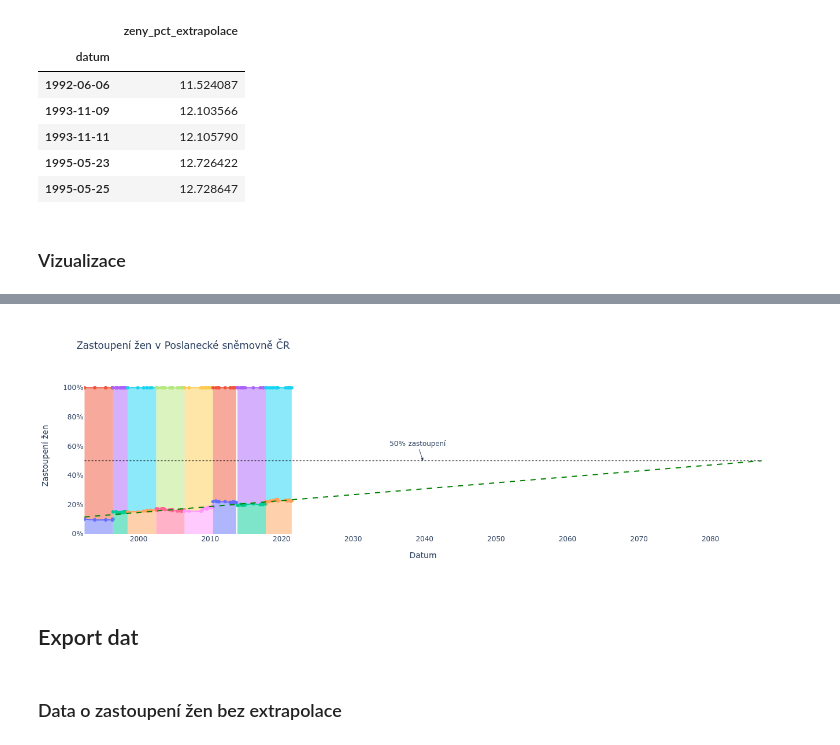
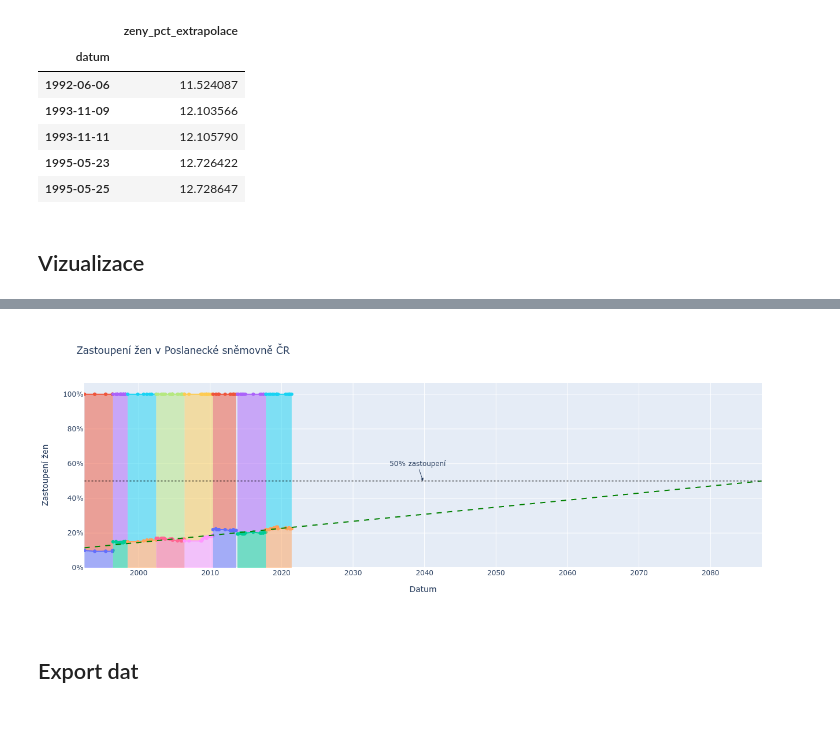
Before and after one commit to parlamentikon/parlamentikon, a Jupyter notebook: notebooks/Zastoupeni_zen_v_PS.src.ipynb, the cells around one changed output, grey strips where cells are left out. Saved outputs shown, nothing was run; the diff lists cells and outputs as text; code cells hidden in the pictures; blank space fills up the shorter version.

```diff
--- a/notebooks/Zastoupeni_zen_v_PS.src.ipynb
+++ b/notebooks/Zastoupeni_zen_v_PS.src.ipynb
@@ -255,7 +252,7 @@ zastoupeni_extrapolace_df.head()
 | 1995-05-23 | 12.726422 |
 | 1995-05-25 | 12.728647 |
 # %% [markdown]
-### Vizualizace
+## Vizualizace
 # %%
 fig = go.Figure()
 
@@ -269,7 +266,6 @@ for snemovna in snemovny:
         x = df.index,
         y = df.zeny_pct,
         mode = 'markers+lines',
-        #line = dict(shape='linear'),
         hoverinfo = 'text',
         hovertemplate=hovertemplate_zeny,
         name=f"ženy ({snemovna})",
@@ -302,39 +298,37 @@ fig.add_shape(type="line",
     y0=50,
     x1=zastoupeni_extrapolace_df.index[-1],
     y1=50,
     line=dict(color="black", width=1, dash='dot')
 )
 
 middle_x = zastoupeni_extrapolace_df.index[0] +  (zastoupeni_extrapolace_df.index[-1] -  zastoupeni_extrapolace_df.index[0]) / 2
 fig.add_annotation(
     x=middle_x,
     y=50,
     text="50% zastoupení",
     arrowhead=2,
 )
 
 
 layout = go.Layout(
     title="Zastoupení žen v Poslanecké sněmovně ČR",
-    plot_bgcolor="#FFFFFF",
+    #plot_bgcolor="#FFFFFF",
     hovermode="x",
     xaxis=dict(title="Datum"),
     yaxis=dict(
         title="Zastoupení žen",
         tickvals = [0, 20, 40, 60, 80, 100],
         ticktext = ["0%", "20%", "40%", "60%", "80%", "100%"]
-        #tickformat='%',
-        #range=[0,1]
     )
 )
 
 fig.update_layout(layout)
-fig.update_layout(showlegend=False)
+fig.update_layout(showlegend=False,     autosize=False,
+    width=1000,
+    height=500,)
 fig.show()
 # %% [output]
 [interactive output not drawn]
-[figure, old version]
+[figure, new version]
 # %% [markdown]
 ## Export dat
-# %% [markdown]
-### Data o zastoupení žen bez extrapolace
```
Also changed, not shown: parts of 16 cells of this notebook.
